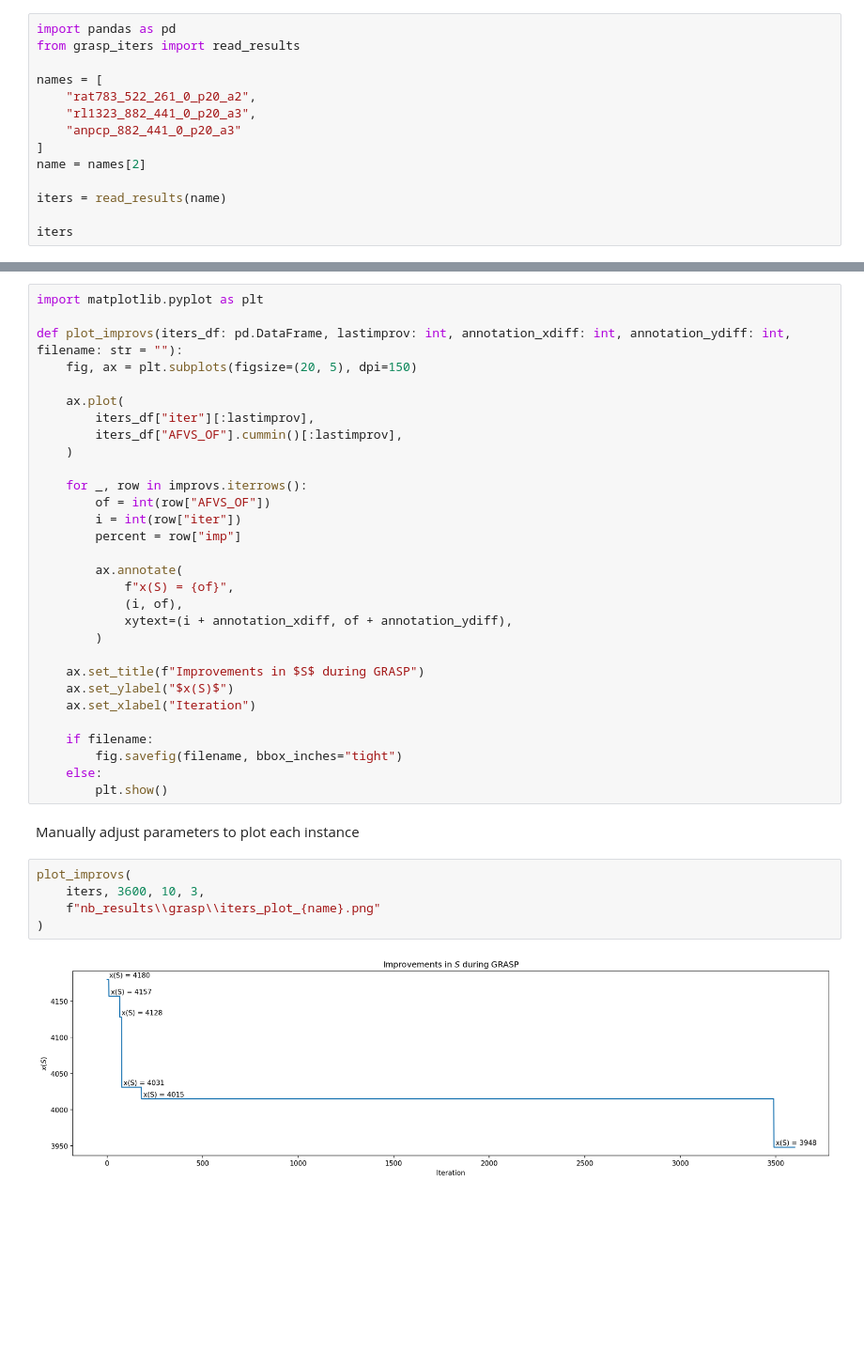
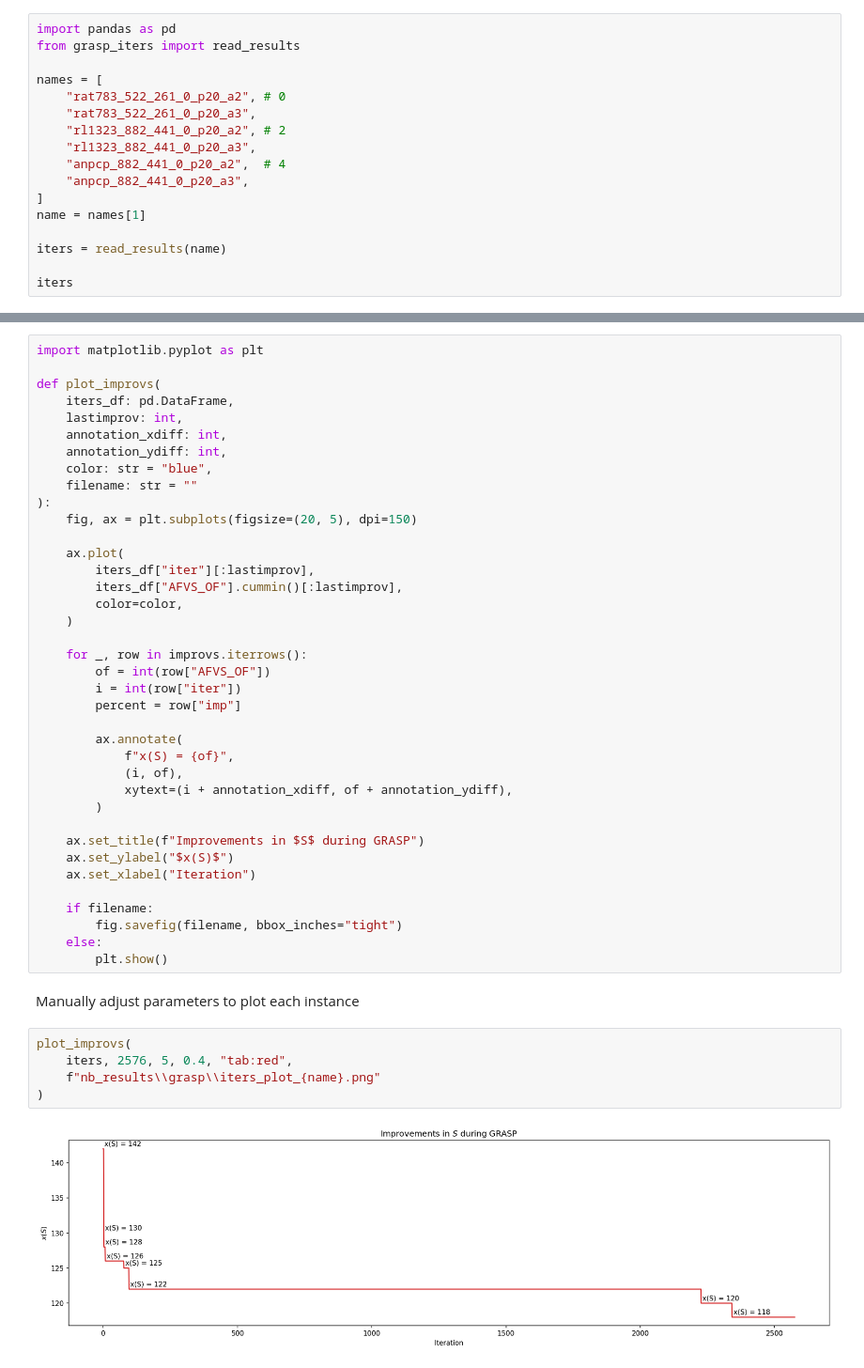
Before and after one commit to netotz/alpha-neighbor-p-center-problem, a Jupyter notebook: anpcp/igrasp_iters.ipynb, the cells around one changed output, grey strips where cells are left out. Shown: that part at 94% size. Saved outputs shown, nothing was run; the diff lists cells and outputs as text; blank space fills up the shorter version.

Commit message:
feat(grasp): add results of iters experiment

```diff
--- a/anpcp/igrasp_iters.ipynb
+++ b/anpcp/igrasp_iters.ipynb
@@ -5,11 +5,14 @@ import pandas as pd
 from grasp_iters import read_results
 
 names = [
-    "rat783_522_261_0_p20_a2",
+    "rat783_522_261_0_p20_a2", # 0
+    "rat783_522_261_0_p20_a3",
+    "rl1323_882_441_0_p20_a2", # 2
     "rl1323_882_441_0_p20_a3",
-    "anpcp_882_441_0_p20_a3"
+    "anpcp_882_441_0_p20_a2",  # 4
+    "anpcp_882_441_0_p20_a3",
 ]
-name = names[2]
+name = names[1]
 
 iters = read_results(name)
 
@@ -59,12 +67,20 @@ format_latex_table(improvs, f"nb_results\\grasp\\iters_improvs_{name}.tex");
 # %%
 import matplotlib.pyplot as plt
 
-def plot_improvs(iters_df: pd.DataFrame, lastimprov: int, annotation_xdiff: int, annotation_ydiff: int, filename: str = ""):
+def plot_improvs(
+    iters_df: pd.DataFrame,
+    lastimprov: int,
+    annotation_xdiff: int,
+    annotation_ydiff: int,
+    color: str = "blue",
+    filename: str = ""
+):
     fig, ax = plt.subplots(figsize=(20, 5), dpi=150)
 
     ax.plot(
         iters_df["iter"][:lastimprov],
         iters_df["AFVS_OF"].cummin()[:lastimprov],
+        color=color,
     )
 
     for _, row in improvs.iterrows():
@@ -90,8 +106,8 @@ def plot_improvs(iters_df: pd.DataFrame, lastimprov: int, annotation_xdiff: int,
 Manually adjust parameters to plot each instance
 # %%
 plot_improvs(
-    iters, 3600, 10, 3,
+    iters, 2576, 5, 0.4, "tab:red",
     f"nb_results\\grasp\\iters_plot_{name}.png"
 )
 # %% [output]
-[figure, old version]
+[figure, new version]
```
Also changed, not shown: parts of 4 cells of this notebook, 3 other files.
